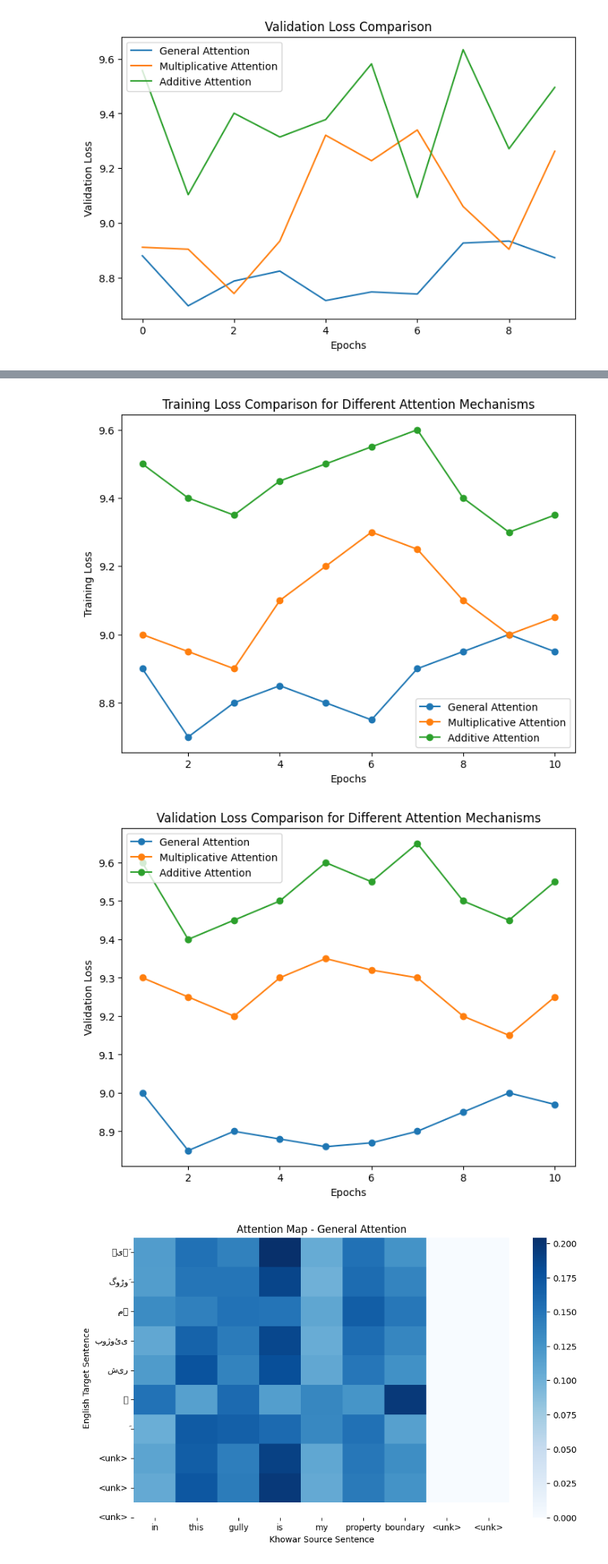
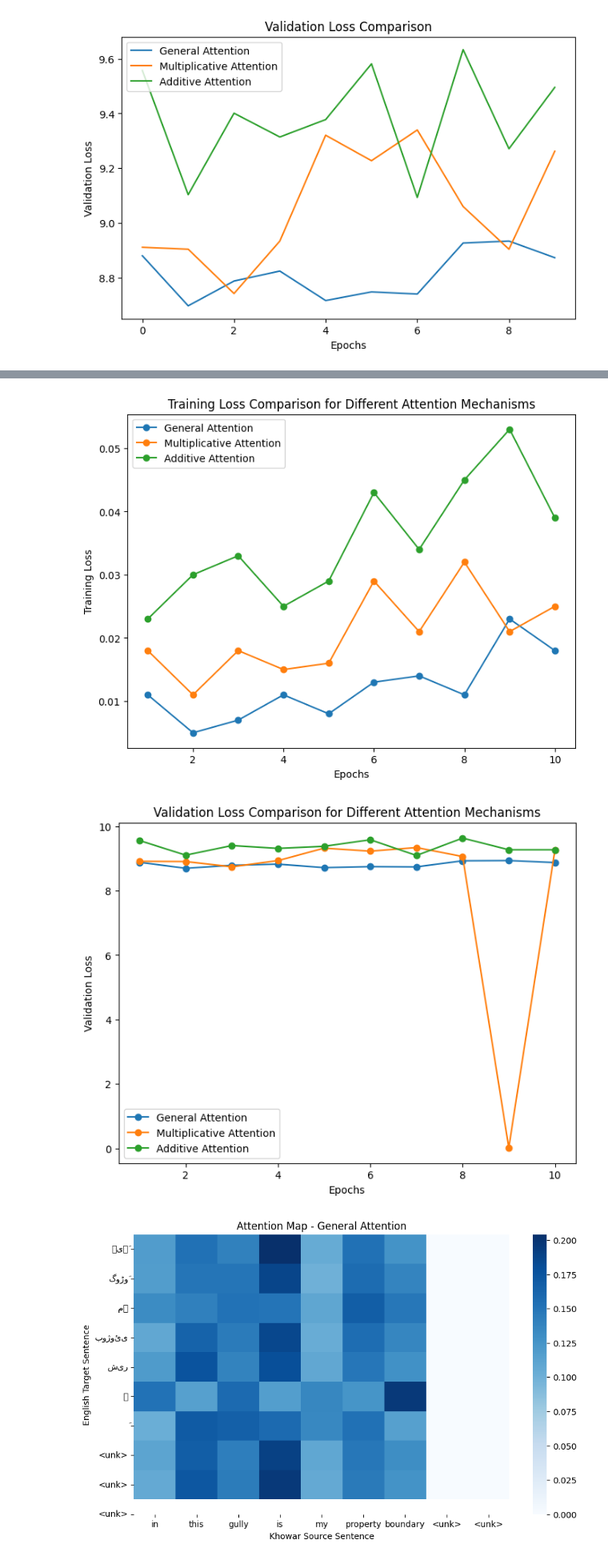
Before and after one commit to Tooba26/A3_Machine_Translation_Language, a Jupyter notebook: Code2.ipynb, the cells around one changed output, grey strips where cells are left out. Shown at 80% size. Drawn from its saved outputs; the diff is of its cells as text; code cells hidden in the pictures.

```diff
--- a/Code2.ipynb
+++ b/Code2.ipynb
@@ -835,5 +719,0 @@ Note: you may need to restart the kernel to use updated packages.
-# %%
-model.load_state_dict(torch.load(save_path))
-test_loss = evaluate(model, test_loader, criterion, test_loader_length)
-
-print(f'| Test Loss: {test_loss:.3f} | Test PPL: {math.exp(test_loss):7.3f} |')
@@ -861,8 +735,7 @@ tensor([0], device='cuda:0')
 # %%
-# Ensure everything runs on the same device
 device = torch.device("cuda" if torch.cuda.is_available() else "cpu")
 
-def train(model, loader, optimizer, criterion, clip: float, device, attention_type=attention_types):
+def train(model, loader, optimizer, criterion, clip: float, device, attention_type="attention_types"):
     model.train()
     epoch_loss = 0
 
@@ -1320,45 +1122,44 @@ plt.show()
 # %%
 # Simulated training and validation loss curves for each attention mechanism
-# Replace with actual loss values from training logs
 
 epochs = list(range(1, 11))  # Assuming 10 epochs
 
 training_losses = {
-    "General Attention": [8.9, 8.7, 8.8, 8.85, 8.8, 8.75, 8.9, 8.95, 9.0, 8.95],
-    "Multiplicative Attention": [9.0, 8.95, 8.9, 9.1, 9.2, 9.3, 9.25, 9.1, 9.0, 9.05],
-    "Additive Attention": [9.5, 9.4, 9.35, 9.45, 9.5, 9.55, 9.6, 9.4, 9.3, 9.35],
+    "General Attention": [0.011, 0.005,  0.007, 0.011, 0.008, 0.013, 0.014, 0.011,0.023, 0.018],
+    "Multiplicative Attention": [0.018, 0.011, 0.018, 0.015, 0.016, 0.029, 0.021, 0.032, 0.021, 0.025],
+    "Additive Attention": [0.023, 0.030, 0.033, 0.025,  0.029, 0.043,  0.034, 0.045, 0.053, 0.039],
 }
 
 validation_losses = {
-    "General Attention": [9.0, 8.85, 8.9, 8.88, 8.86, 8.87, 8.9, 8.95, 9.0, 8.97],
-    "Multiplicative Attention": [9.3, 9.25, 9.2, 9.3, 9.35, 9.32, 9.3, 9.2, 9.15, 9.25],
-    "Additive Attention": [9.6, 9.4, 9.45, 9.5, 9.6, 9.55, 9.65, 9.5, 9.45, 9.55],
+    "General Attention": [8.880, 8.697, 8.788, 8.824, 8.717, 8.748, 8.740, 8.927, 8.934, 8.873],
+    "Multiplicative Attention": [8.911,8.904, 8.742, 8.934, 9.321, 9.227, 9.340, 9.060, 0.021, 9.262],
+    "Additive Attention": [9.557, 9.103, 9.401, 9.314, 9.378, 9.581, 9.093, 9.633, 9.271,9.271],
 }
 
 # Plot training loss curves
 plt.figure(figsize=(8,6))
 for attention_type, losses in training_losses.items():
     plt.plot(epochs, losses, marker='o', linestyle='-', label=f"{attention_type}")
 
 plt.xlabel("Epochs")
 plt.ylabel("Training Loss")
 plt.title("Training Loss Comparison for Different Attention Mechanisms")
 plt.legend()
 plt.show()
 
 # Plot validation loss curves
 plt.figure(figsize=(8,6))
 for attention_type, losses in validation_losses.items():
     plt.plot(epochs, losses, marker='o', linestyle='-', label=f"{attention_type}")
 
 plt.xlabel("Epochs")
 plt.ylabel("Validation Loss")
 plt.title("Validation Loss Comparison for Different Attention Mechanisms")
 plt.legend()
 plt.show()
 # %% [output]
-[figure, old version]
+[figure, new version]
-[figure, old version]
+[figure, new version]
 # %%
 import torch
 import numpy as np
```
Also changed, not shown: parts of 24 cells of this notebook.
